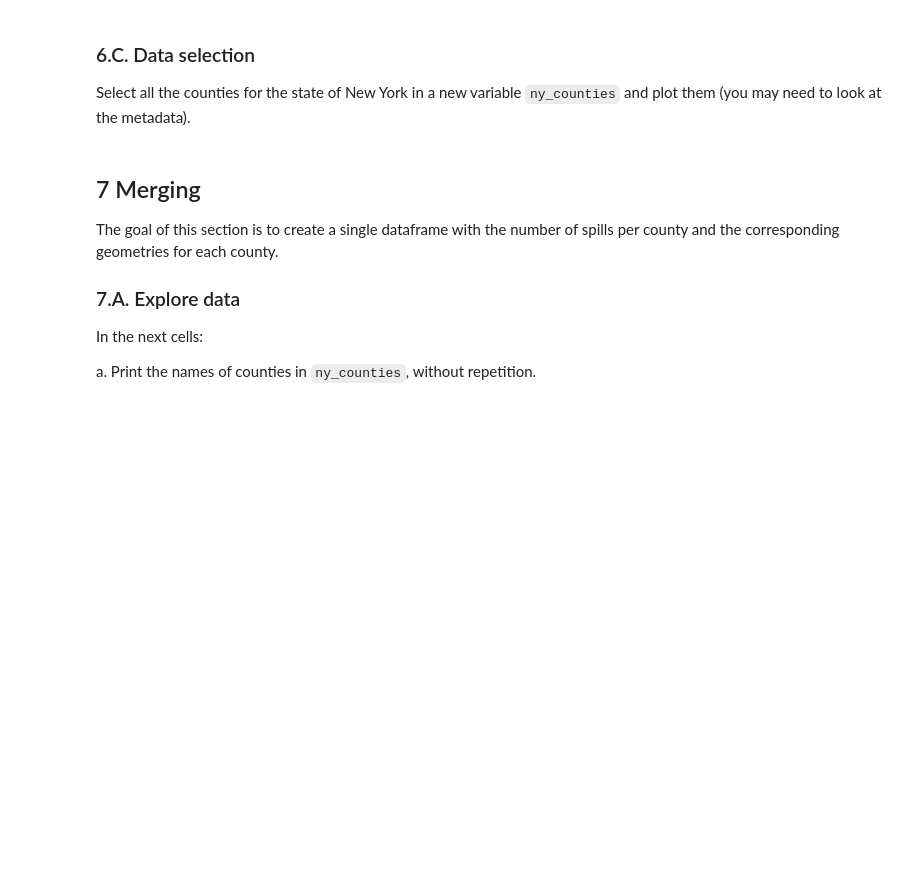
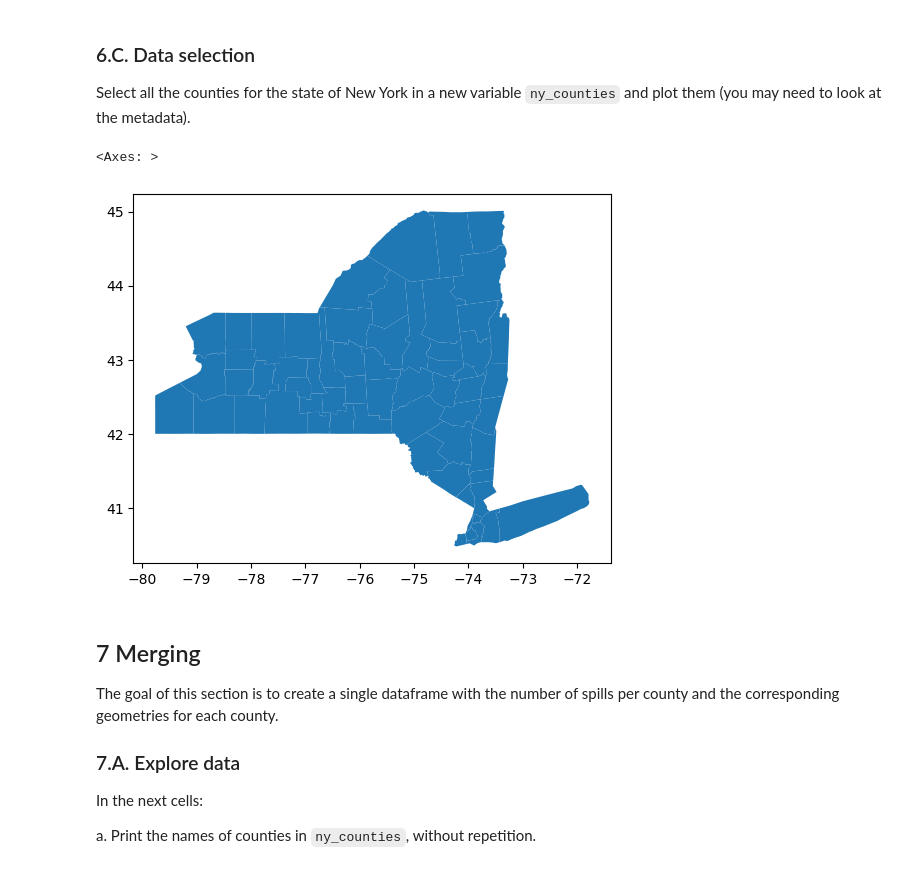
Before and after one commit to cllorey/eds220-hwk3, a Jupyter notebook: hwk3-task2-spills.ipynb, the cells around one changed output. Drawn from its saved outputs; the diff is of its cells as text; code cells hidden in the pictures; blank space fills up the shorter version.

```diff
--- a/hwk3-task2-spills.ipynb
+++ b/hwk3-task2-spills.ipynb
@@ -395,6 +445,9 @@ _Type your answer here, replacing this text._
 ### 6.B. Cleaning
 
 Simplify column names as needed.
+# %%
+# Simplify column names by making them all lowercase
+counties.columns = counties.columns.str.lower()
 # %% [markdown]
 <!-- END QUESTION -->
 
@@ -403,6 +456,15 @@ Simplify column names as needed.
 ### 6.C. Data selection
 
 Select all the counties for the state of New York in a new variable `ny_counties` and plot them (you may need to look at the metadata).
+# %%
+# Select all rows where 'statefp' is 36 (the FIPS code for New York)
+ny_counties = counties[counties['statefp'] == '36']
+# %%
+# Plot the ny_counties df
+ny_counties.plot()
+# %% [output]
+<Axes: >
+[figure, added]
 # %% [markdown]
 <!-- END QUESTION -->
 
```
Also changed, not shown: parts of 9 cells of this notebook.
